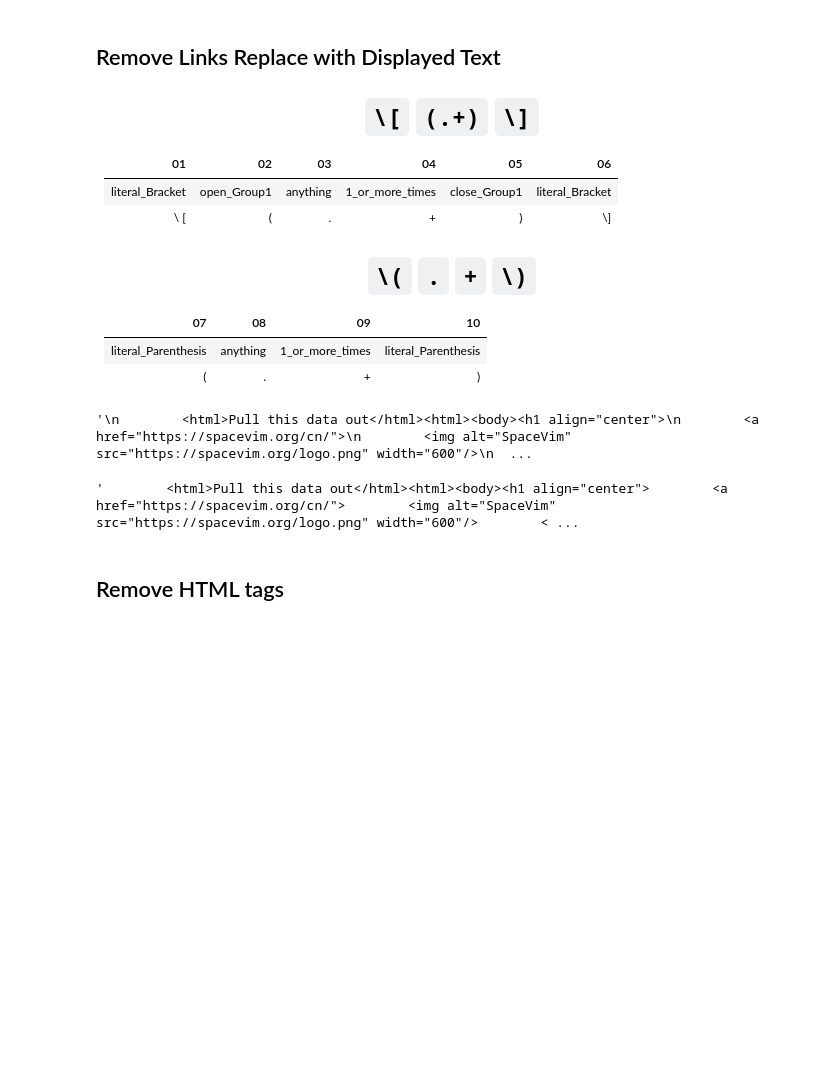
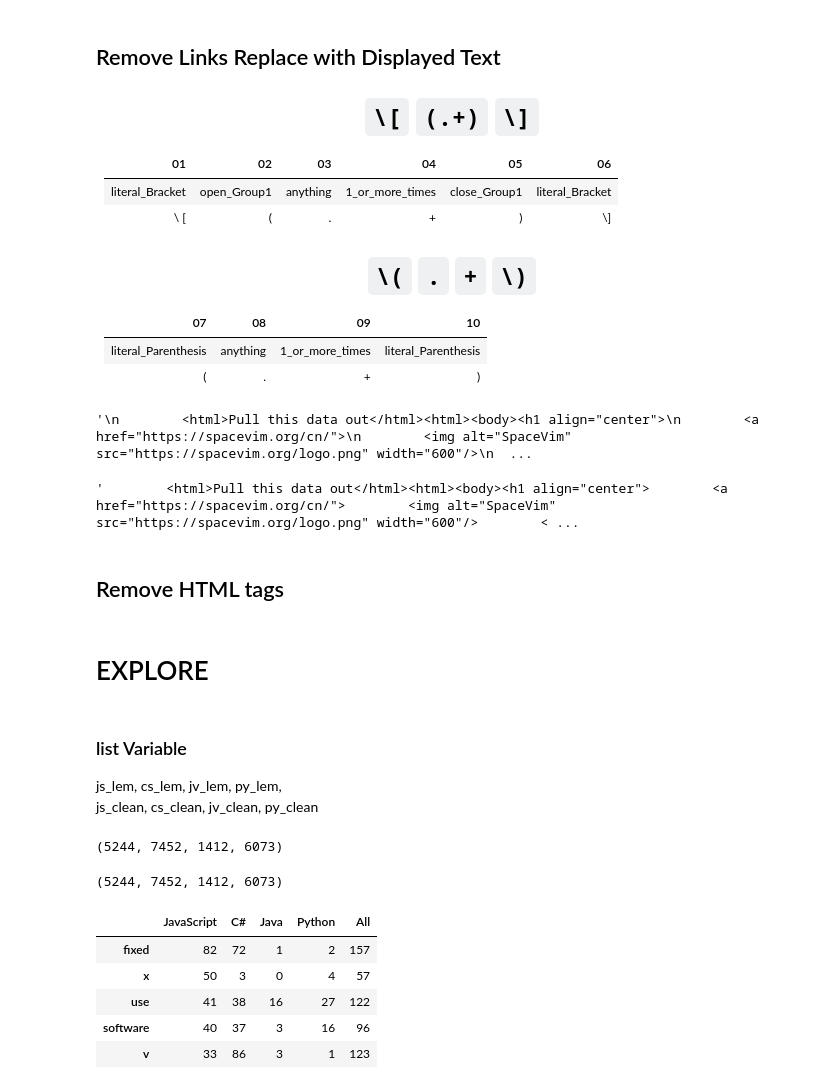
Before and after one commit to Codeup-Mirzakhani-Group1-NLP-Project/Codeup-Mirzakhani-GitHub-Scrape-NLP-Project, a Jupyter notebook: justin_docs/Justin_project_working.ipynb, the cells around one changed output. Saved outputs shown, nothing was run; the diff lists cells and outputs as text; code cells hidden in the pictures; blank space fills up the shorter version.

```diff
--- a/justin_docs/Justin_project_working.ipynb
+++ b/justin_docs/Justin_project_working.ipynb
@@ -370,3 +544,45 @@ def remove_tags(html):
 
 # Print the extracted data
 #print(remove_tags(page.content))
+# %% [markdown]
+# EXPLORE
+# %% [markdown]
+### list Variable
+js_lem, cs_lem, jv_lem, py_lem,
+js_clean, cs_clean, jv_clean, py_clean
+# %%
+# word count
+len(js_lem), len(cs_lem), len(jv_lem), len(py_lem)
+# %% [output]
+(5244, 7452, 1412, 6073)
+# %%
+# word count
+len(js_clean), len(cs_clean), len(jv_clean), len(py_clean)
+# %% [output]
+(5244, 7452, 1412, 6073)
+# %%
+# Create frequency Series for lem
+js_lem_freq = pd.Series(js_lem).value_counts()
+cs_lem_freq = pd.Series(cs_lem).value_counts()
+jv_lem_freq = pd.Series(jv_lem).value_counts()
+py_lem_freq = pd.Series(py_lem).value_counts()
+all_lem_freq = pd.Series(all_lem).value_counts()
+
+# Create frequency Series for clean
+js_clean_freq = pd.Series(js_clean).value_counts()
+cs_clean_freq = pd.Series(cs_clean).value_counts()
+jv_clean_freq = pd.Series(jv_clean).value_counts()
+py_clean_freq = pd.Series(py_clean).value_counts()
+all_clean_freq = pd.Series(all_clean).value_counts()
+# %%
+lem_word_counts = pd.concat([js_lem_freq, cs_lem_freq, jv_lem_freq, py_lem_freq, all_lem_freq],
+                            axis=1).fillna(0).astype(int)
+lem_word_counts.columns = ['JavaScript','C#','Java', 'Python', 'All']
+lem_word_counts.head()
+# %% [output]
+|  | JavaScript | C# | Java | Python | All |
+| fixed | 82 | 72 | 1 | 2 | 157 |
+| x | 50 | 3 | 0 | 4 | 57 |
+| use | 41 | 38 | 16 | 27 | 122 |
+| software | 40 | 37 | 3 | 16 | 96 |
+| v | 33 | 86 | 3 | 1 | 123 |
```
Also changed, not shown: parts of 17 cells of this notebook.
